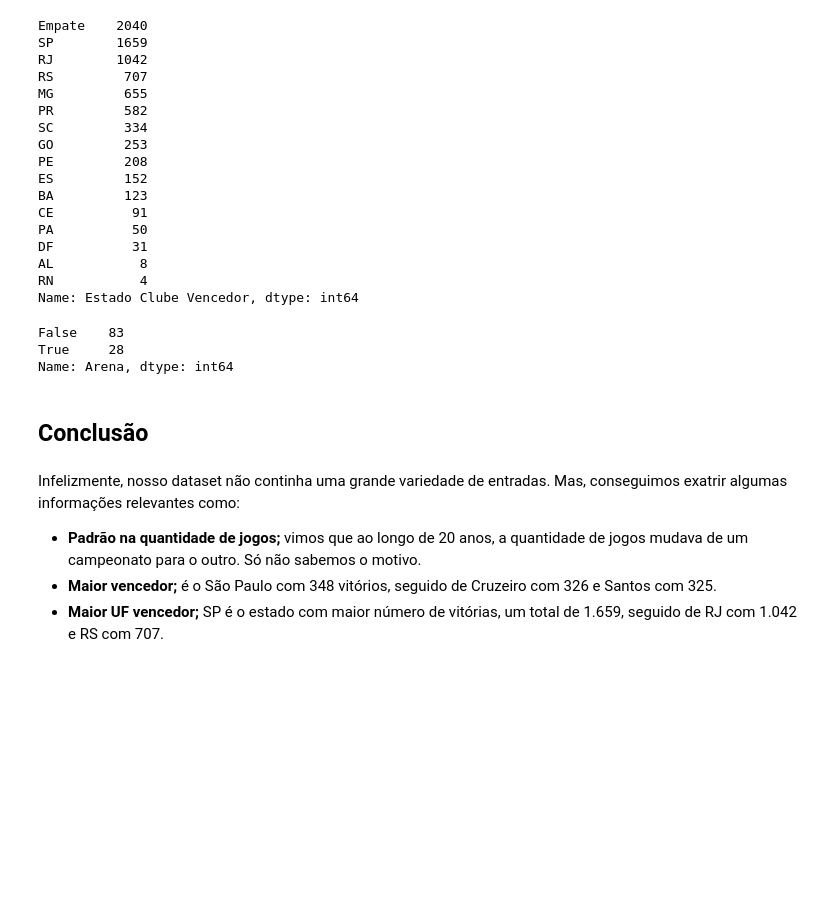
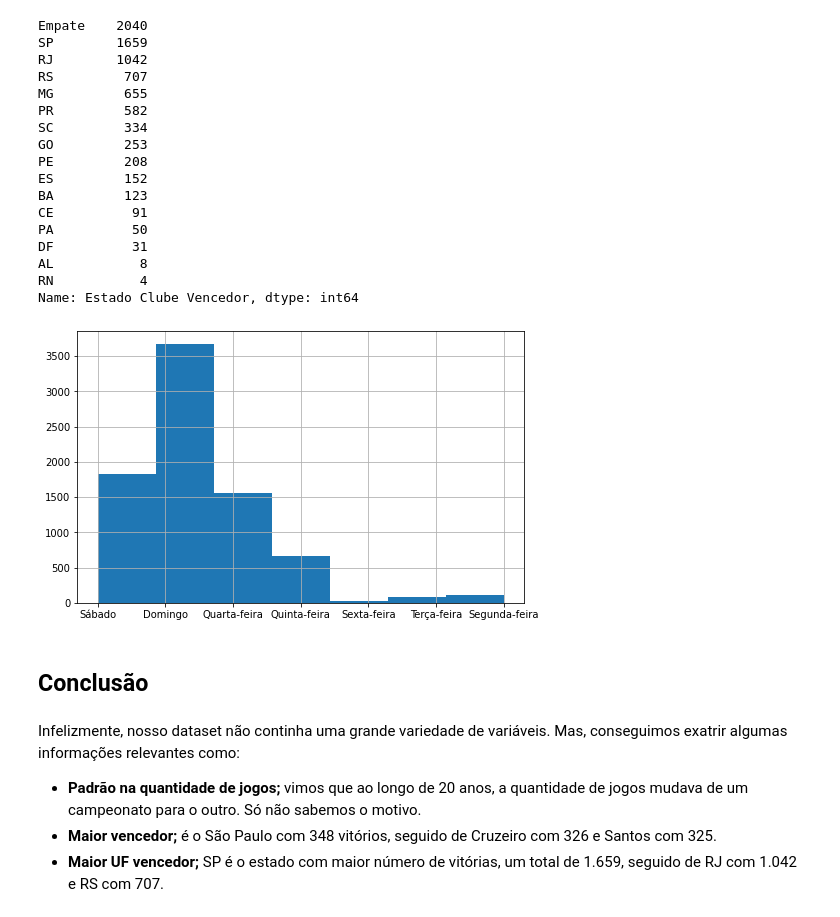
Before and after one commit to leonarddocchagas/data_science, a Jupyter notebook: Campeonato_Brasileiro_de_Futebol.ipynb, the cells around one changed output. Cells and saved outputs as stored; diff of their text form; code cells hidden in the pictures; blank space fills up the shorter version.

```diff
--- a/Campeonato_Brasileiro_de_Futebol.ipynb
+++ b/Campeonato_Brasileiro_de_Futebol.ipynb
@@ -196,16 +196,15 @@ DF          31
 AL           8
 RN           4
 Name: Estado Clube Vencedor, dtype: int64
-# %%
-(df['Arena'].value_counts() > 100).value_counts()
-# %% [output]
-False    83
-True     28
-Name: Arena, dtype: int64
+# %%
+# distribuição de jogos por dia da semana
+df.Dia.hist(bins=7, figsize=(8,5));
+# %% [output]
+[figure, added]
 # %% [markdown]
 ## **Conclusão**
 # %% [markdown]
-Infelizmente, nosso dataset não continha uma grande variedade de entradas. Mas, conseguimos exatrir algumas informações relevantes como:
+Infelizmente, nosso dataset não continha uma grande variedade de variáveis. Mas, conseguimos exatrir algumas informações relevantes como:
   * **Padrão na quantidade de jogos;** vimos que ao longo de 20 anos, a quantidade de jogos mudava de um campeonato para o outro. Só não sabemos o motivo.
   * **Maior vencedor;** é o São Paulo com 348 vitórios, seguido de Cruzeiro com 326 e Santos com 325.
   * **Maior UF vencedor;** SP é o estado com maior número de vitórias, um total de 1.659, seguido de RJ com 1.042 e RS com 707.
```
